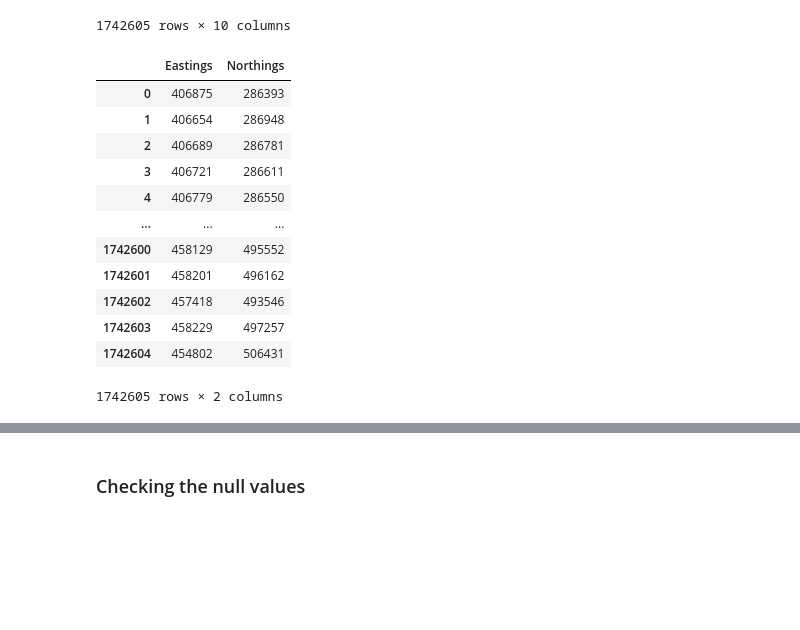
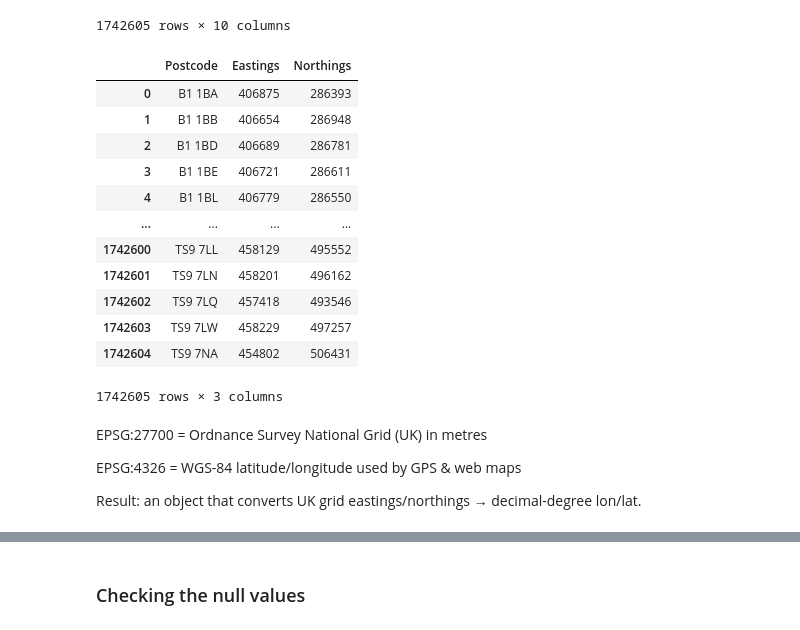
Before and after one commit to yatishchandrasai/House-prediction-with-HM-Registry-Data, a Jupyter notebook: Code.ipynb, the cells around one changed output, grey strips where cells are left out. Saved outputs shown, nothing was run; the diff lists cells and outputs as text; code cells hidden in the pictures; blank space fills up the shorter version.

```diff
--- a/Code.ipynb
+++ b/Code.ipynb
@@ -115,12 +211,12 @@ for file in csv_files:
     df_list.append(temp_df)
 
 
-d=[]
-for i in df_list[:-1]:
-  d.append(i.values)
+#d=[]
+#for i in df_list[:-1]:
+#  d.append(i.values)
 master_columns = ['Postcode','Positional_quality_indicator','Eastings','Northings','Countrycode','NHS_reg_HA_code','NHS_code','Admin_county',
                   'Admin_dist','Admin_ward']
-combined_data = np.concatenate(d, axis=0)
+combined_data = np.concatenate(df_list[:-1], axis=0)
 df_combined = pd.DataFrame(combined_data,columns = master_columns )
 # %%
 df_list
@@ -163,21 +264,27 @@ df_combined
 | 1742604 | TS9 7NA | 10 | 454802 | 506431 | E92000001 | E19000001 | E18000003 | ... |
 1742605 rows × 10 columns
 # %%
-df_combined[['Eastings','Northings']]
+df_combined[['Postcode','Eastings','Northings']]
 # %% [output]
-|  | Eastings | Northings |
-| 0 | 406875 | 286393 |
-| 1 | 406654 | 286948 |
-| 2 | 406689 | 286781 |
-| 3 | 406721 | 286611 |
-| 4 | 406779 | 286550 |
-| ... | ... | ... |
-| 1742600 | 458129 | 495552 |
-| 1742601 | 458201 | 496162 |
-| 1742602 | 457418 | 493546 |
-| 1742603 | 458229 | 497257 |
-| 1742604 | 454802 | 506431 |
+|  | Postcode | Eastings | Northings |
+| 0 | B1 1BA | 406875 | 286393 |
+| 1 | B1 1BB | 406654 | 286948 |
+| 2 | B1 1BD | 406689 | 286781 |
+| 3 | B1 1BE | 406721 | 286611 |
+| 4 | B1 1BL | 406779 | 286550 |
+| ... | ... | ... | ... |
+| 1742600 | TS9 7LL | 458129 | 495552 |
+| 1742601 | TS9 7LN | 458201 | 496162 |
+| 1742602 | TS9 7LQ | 457418 | 493546 |
+| 1742603 | TS9 7LW | 458229 | 497257 |
+| 1742604 | TS9 7NA | 454802 | 506431 |
-1742605 rows × 2 columns
+1742605 rows × 3 columns
+# %% [markdown]
+EPSG:27700 = Ordnance Survey National Grid (UK) in metres
+
+EPSG:4326 = WGS-84 latitude/longitude used by GPS & web maps
+
+Result: an object that converts UK grid eastings/northings → decimal-degree lon/lat.
 # %%
 transformer = Transformer.from_crs("EPSG:27700", "EPSG:4326", always_xy=True)
 
```
Also changed, not shown: parts of 77 cells of this notebook.
